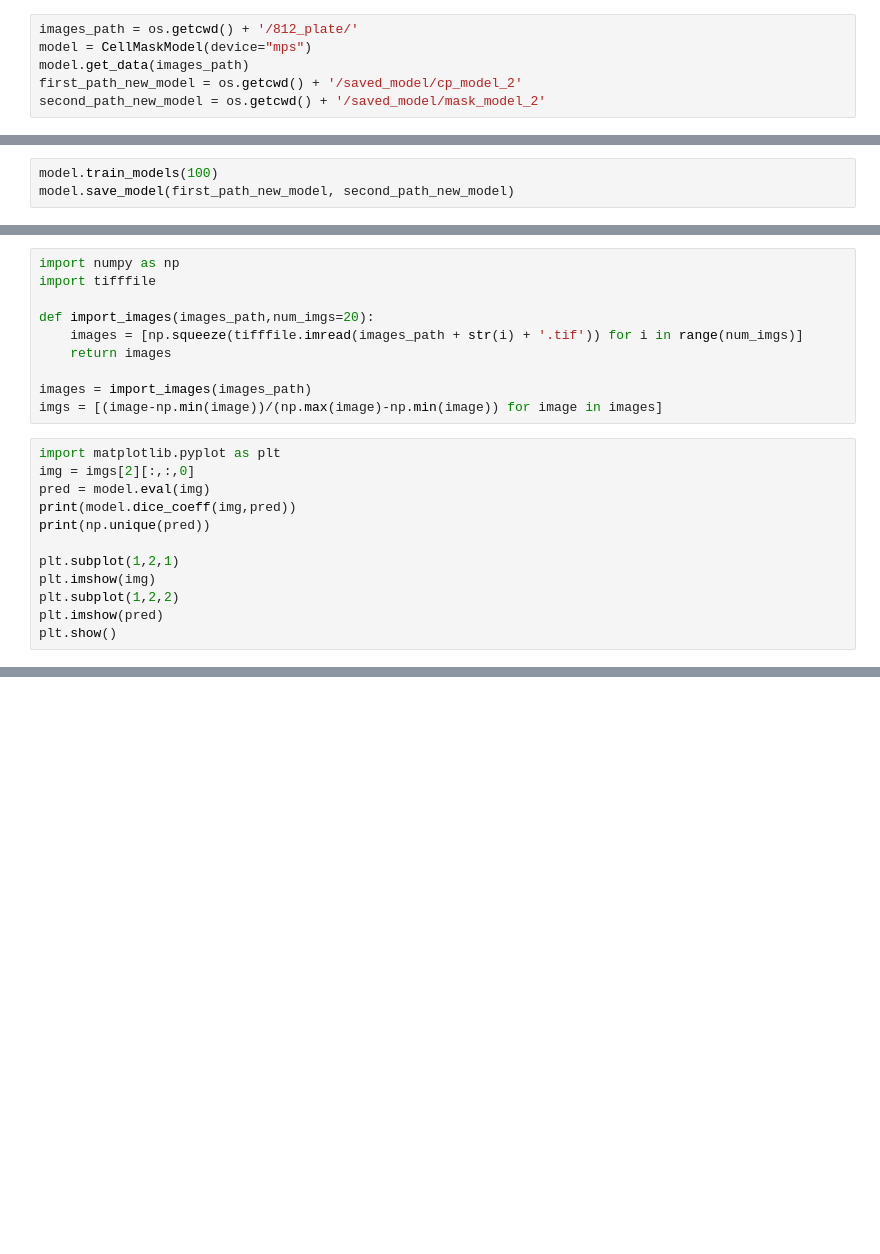
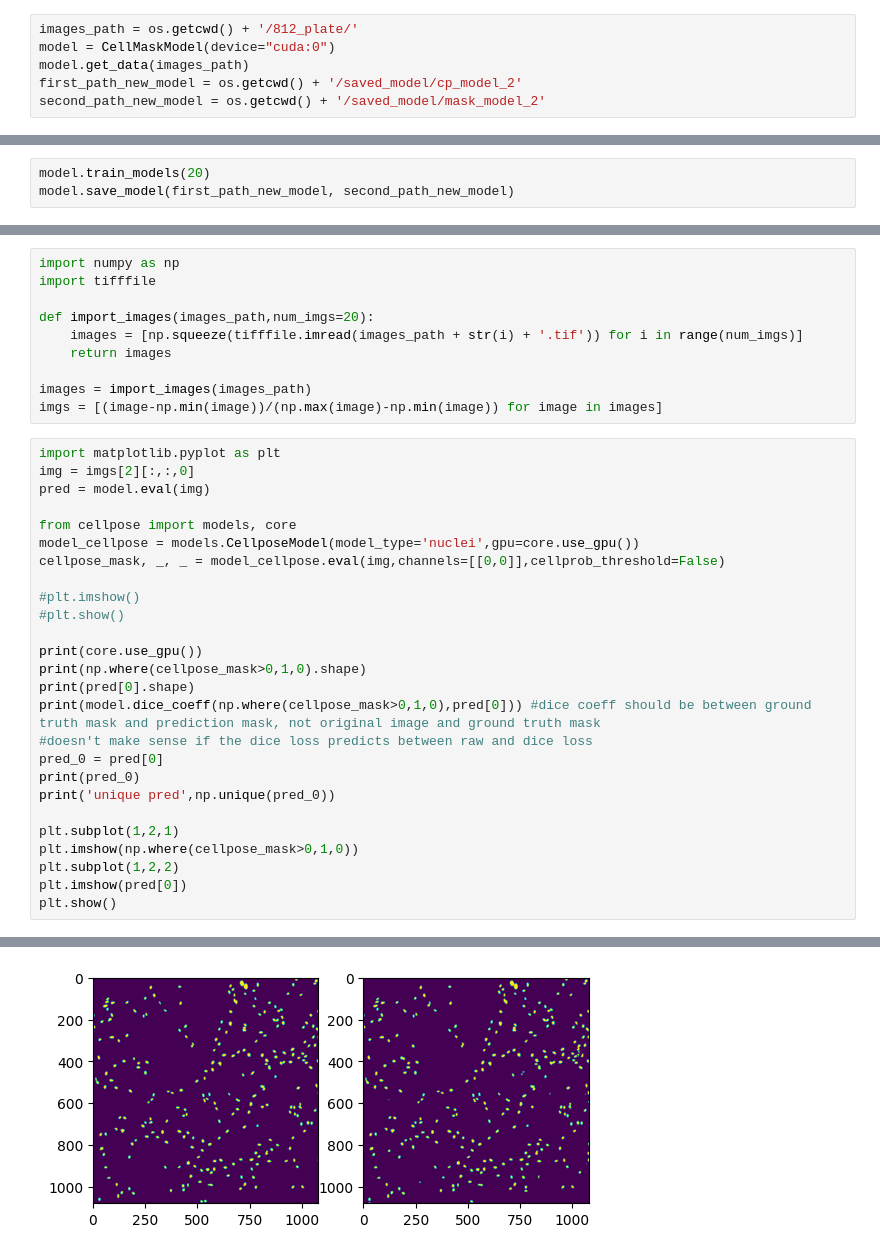
Before and after one commit to rzuberi/u_net_exploration, a Jupyter notebook: testing_cellmod_dice.ipynb, the cells around one changed output, grey strips where cells are left out. Drawn from its saved outputs; the diff is of its cells as text; blank space fills up the shorter version.

```diff
--- a/testing_cellmod_dice.ipynb
+++ b/testing_cellmod_dice.ipynb
@@ -23,6 +26,6 @@ from cellmask_model import CellMaskModel, dice_evaluate
 # %%
 images_path = os.getcwd() + '/812_plate/'
-model = CellMaskModel(device="mps")
+model = CellMaskModel(device="cuda:0")
 model.get_data(images_path)
 first_path_new_model = os.getcwd() + '/saved_model/cp_model_2'
 second_path_new_model = os.getcwd() + '/saved_model/mask_model_2'
@@ -29,3 +41,3 @@ second_path_new_model = os.getcwd() + '/saved_model/mask_model_2'
 # %%
-model.train_models(100)
+model.train_models(20)
 model.save_model(first_path_new_model, second_path_new_model)
@@ -41,15 +91,30 @@ def import_images(images_path,num_imgs=20):
 
 images = import_images(images_path)
 imgs = [(image-np.min(image))/(np.max(image)-np.min(image)) for image in images]
-# %%
-import matplotlib.pyplot as plt
-img = imgs[2][:,:,0]
-pred = model.eval(img)
-print(model.dice_coeff(img,pred))
-print(np.unique(pred))
-
-plt.subplot(1,2,1)
-plt.imshow(img)
-plt.subplot(1,2,2)
-plt.imshow(pred)
-plt.show()
+# %%
+import matplotlib.pyplot as plt
+img = imgs[2][:,:,0]
+pred = model.eval(img)
+
+from cellpose import models, core
+model_cellpose = models.CellposeModel(model_type='nuclei',gpu=core.use_gpu())
+cellpose_mask, _, _ = model_cellpose.eval(img,channels=[[0,0]],cellprob_threshold=False)
+
+#plt.imshow()
+#plt.show()
+
+print(core.use_gpu())
+print(np.where(cellpose_mask>0,1,0).shape)
+print(pred[0].shape)
+print(model.dice_coeff(np.where(cellpose_mask>0,1,0),pred[0])) #dice coeff should be between ground truth mask and prediction mask, not original image and ground truth mask
+#doesn't make sense if the dice loss predicts between raw and dice loss
+pred_0 = pred[0]
+print(pred_0)
+print('unique pred',np.unique(pred_0))
+
+plt.subplot(1,2,1)
+plt.imshow(np.where(cellpose_mask>0,1,0))
+plt.subplot(1,2,2)
+plt.imshow(pred[0])
+plt.show()
+# %% [output]
@@ -55,0 +135 @@ plt.show()
+[figure, added]
```
Also changed, not shown: parts of 6 cells of this notebook, 5 other files.
